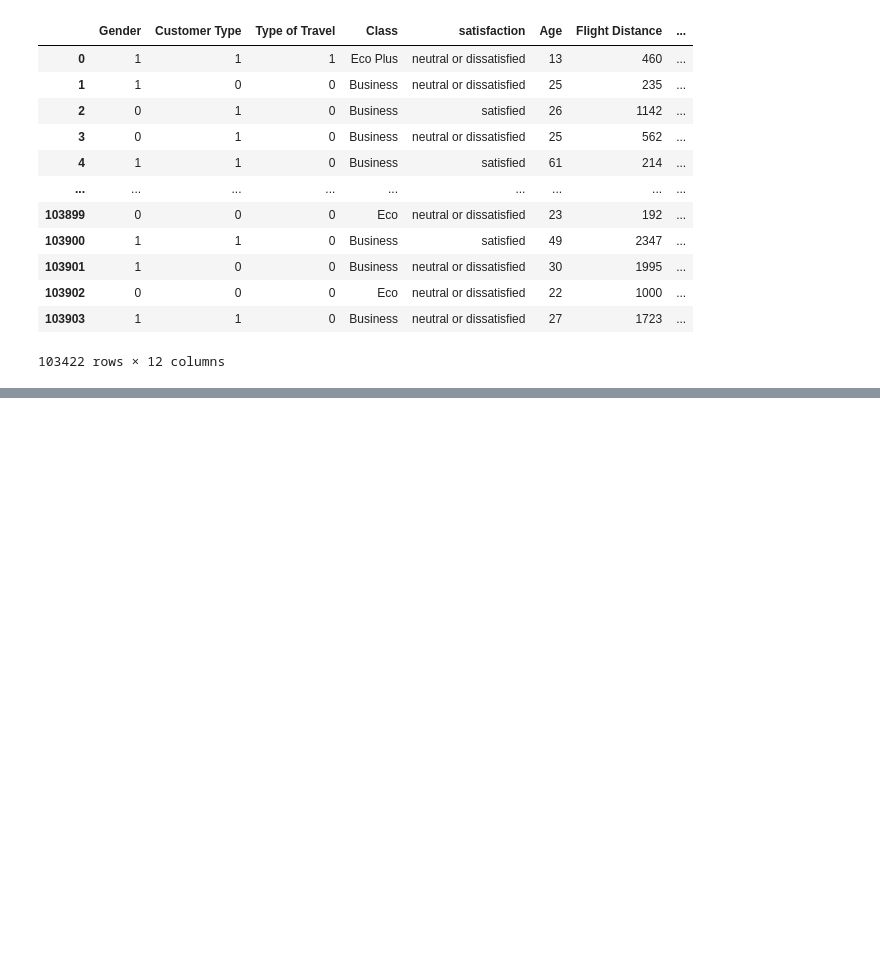
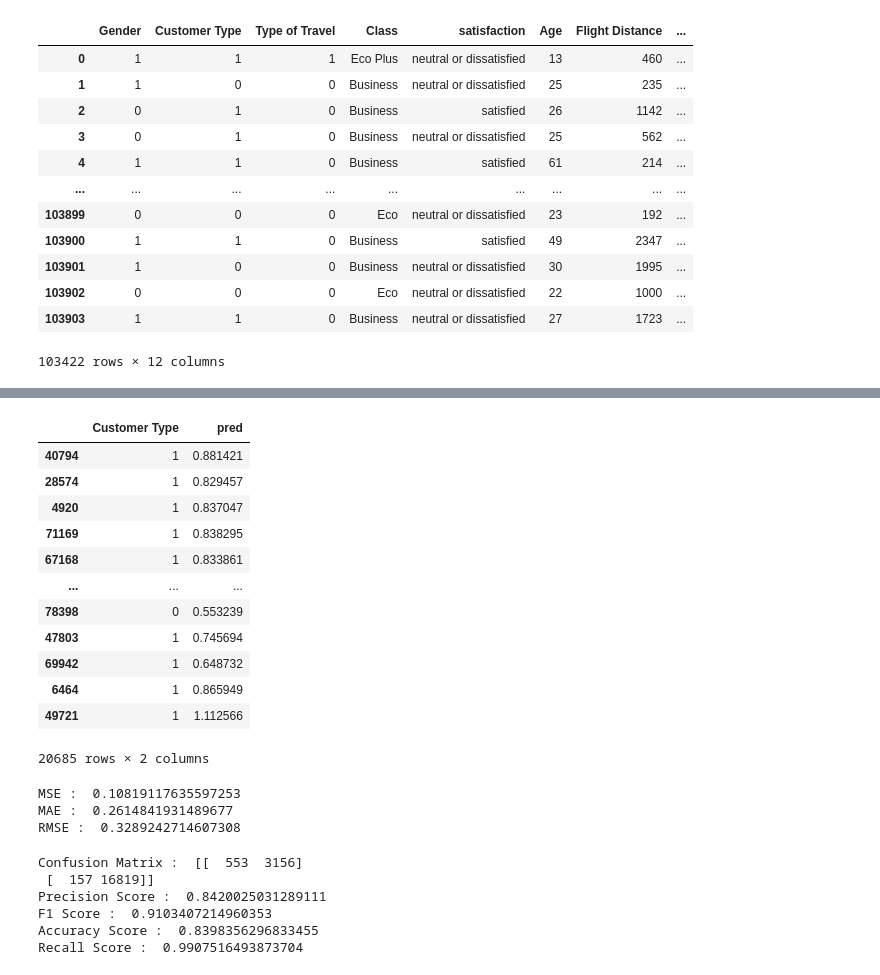
Before and after one commit to SATYAM-PRATIBHAN/Data-Science-Training, a Jupyter notebook: Projects/loyal/class11.ipynb, the cells around one changed output, grey strips where cells are left out. Saved outputs shown, nothing was run; the diff lists cells and outputs as text; code cells hidden in the pictures; blank space fills up the shorter version.

```diff
--- a/Projects/loyal/class11.ipynb
+++ b/Projects/loyal/class11.ipynb
@@ -169,0 +212,4 @@ df
+# %%
+from sklearn.model_selection import train_test_split
+x_train, x_test, y_train, y_test = train_test_split(x, y, test_size = 0.2, random_state = 42)
+y_test
@@ -169,0 +234,5 @@ df
+# %%
+from sklearn.linear_model import LinearRegression
+lr = LinearRegression()
+# %%
+lr.fit(x_train, y_train)
@@ -169,0 +260,26 @@ df
+# %%
+y_test['pred'] = pred.ravel()
+y_test
+# %% [output]
+|  | Customer Type | pred |
+| 40794 | 1 | 0.881421 |
+| 28574 | 1 | 0.829457 |
+| 4920 | 1 | 0.837047 |
+| 71169 | 1 | 0.838295 |
+| 67168 | 1 | 0.833861 |
+| ... | ... | ... |
+| 78398 | 0 | 0.553239 |
+| 47803 | 1 | 0.745694 |
+| 69942 | 1 | 0.648732 |
+| 6464 | 1 | 0.865949 |
+| 49721 | 1 | 1.112566 |
+20685 rows × 2 columns
+# %%
+from sklearn.metrics import mean_squared_error, root_mean_squared_error, mean_absolute_error
+print("MSE : ", mean_squared_error(y_test['Customer Type'], y_test['pred']))
+print("MAE : ", mean_absolute_error(y_test['Customer Type'], y_test['pred']))
+print("RMSE : ", root_mean_squared_error(y_test['Customer Type'], y_test['pred']))
+# %% [output]
+MSE :  0.10819117635597253
+MAE :  0.2614841931489677
+RMSE :  0.3289242714607308
@@ -169,0 +289,14 @@ df
+# %%
+from sklearn.metrics import confusion_matrix, f1_score, precision_score, accuracy_score, recall_score
+print("Confusion Matrix : ",confusion_matrix(y_test['Customer Type'], y_test['pred']))
+print("Precision Score : ",precision_score(y_test['Customer Type'], y_test['pred']))
+print("F1 Score : ", f1_score(y_test['Customer Type'], y_test['pred']))
+print("Accuracy Score : ", accuracy_score(y_test['Customer Type'], y_test['pred']))
+print("Recall Score : ", recall_score(y_test['Customer Type'], y_test['pred']))
+# %% [output]
+Confusion Matrix :  [[  553  3156]
+ [  157 16819]]
+Precision Score :  0.8420025031289111
+F1 Score :  0.9103407214960353
+Accuracy Score :  0.8398356296833455
+Recall Score :  0.9907516493873704
```
Also changed, not shown: parts of 15 cells of this notebook, 1 other file.
